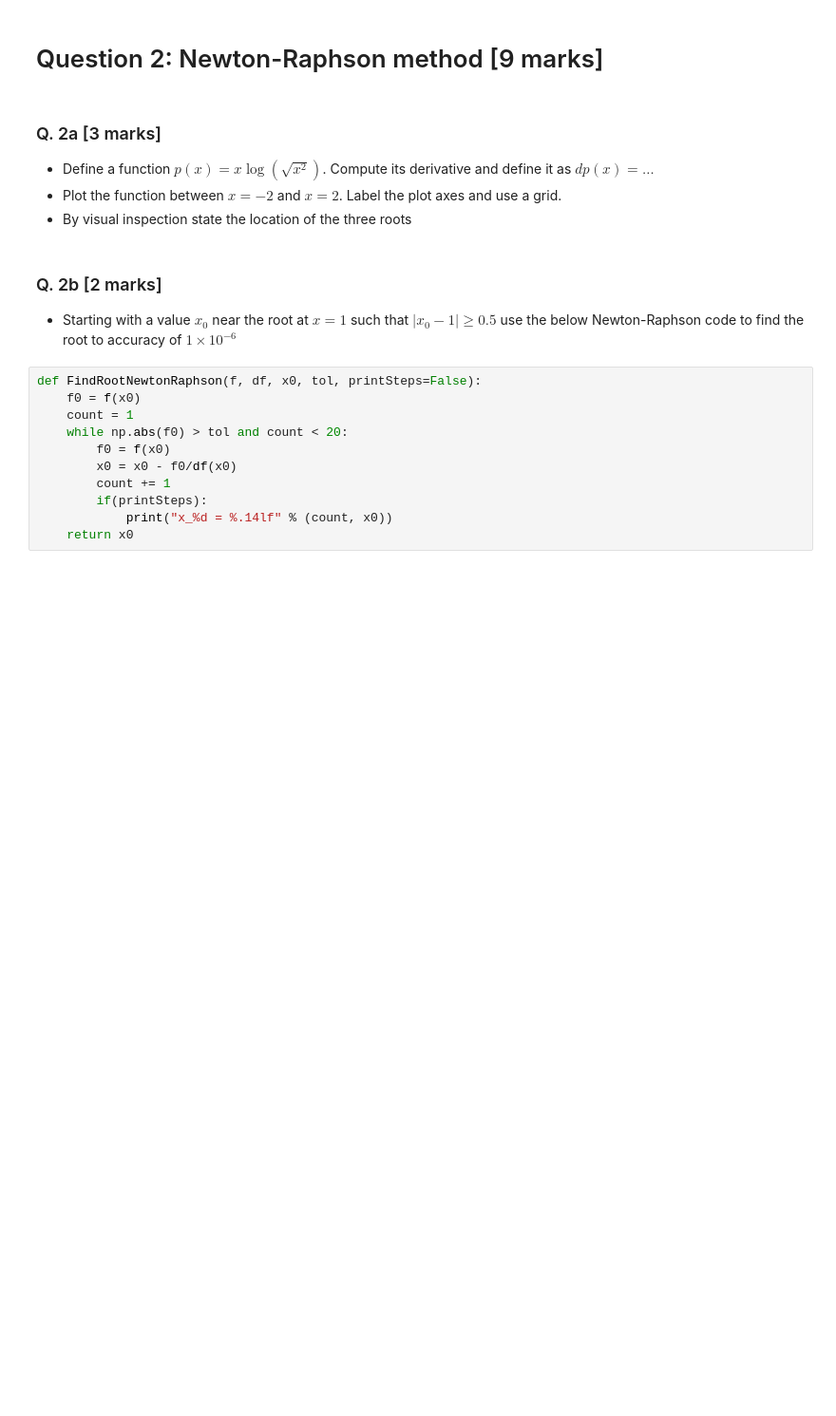
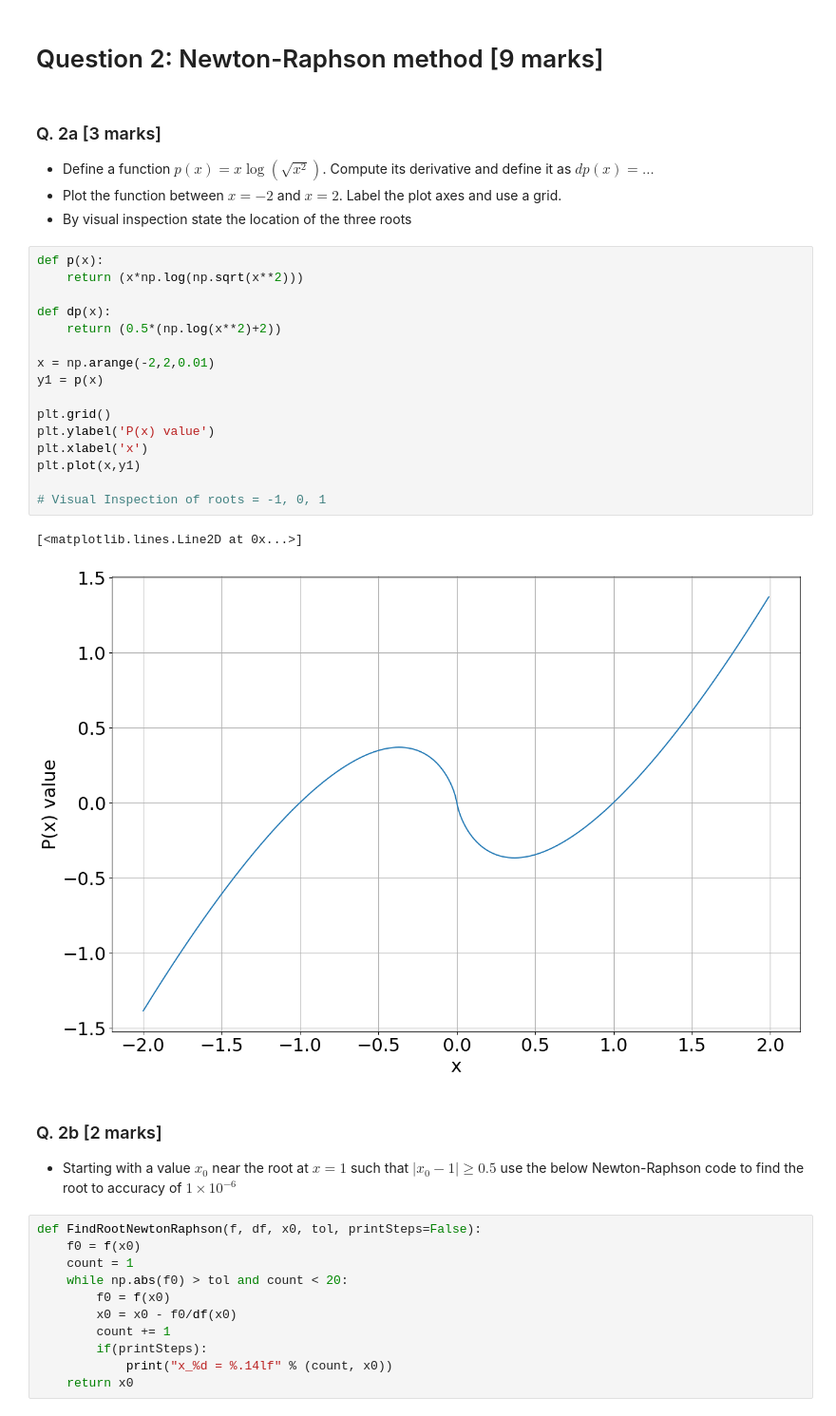
Before and after one commit to NiallCarbery/Computational_Science, a Jupyter notebook: Assignment2/Assignment-2.ipynb, the cells around one changed output. Shown: that part at 95% size. Saved outputs shown, nothing was run; the diff lists cells and outputs as text; blank space fills up the shorter version.

```diff
--- a/Assignment2/Assignment-2.ipynb
+++ b/Assignment2/Assignment-2.ipynb
@@ -124,6 +124,25 @@ sign(f(3.5)) = sign(f(4.5)) 0.4999999999990905 sign(f(6)) = sign(f(8))
  - Define a function $p(x) = x\log(\sqrt{x^2})$. Compute its derivative and define it as $dp(x) = \dots$
  - Plot the function between $x=-2$ and $x=2$. Label the plot axes and use a grid.
  - By visual inspection state the location of the three roots
+# %%
+def p(x):
+    return (x*np.log(np.sqrt(x**2)))
+
+def dp(x):
+    return (0.5*(np.log(x**2)+2))
+
+x = np.arange(-2,2,0.01)
+y1 = p(x)
+
+plt.grid()
+plt.ylabel('P(x) value')
+plt.xlabel('x')
+plt.plot(x,y1)
+
+# Visual Inspection of roots = -1, 0, 1
+# %% [output]
+[<matplotlib.lines.Line2D at 0x...>]
+[figure, added]
 # %% [markdown]
 ### Q. 2b [2 marks]
  - Starting with a value $x_0$ near the root at $x=1$ such that $|x_0-1| \ge 0.5$ use the below Newton-Raphson code to find the root to accuracy of $1\times10^{-6}$
```
Also changed, not shown: parts of 1 cell of this notebook.
